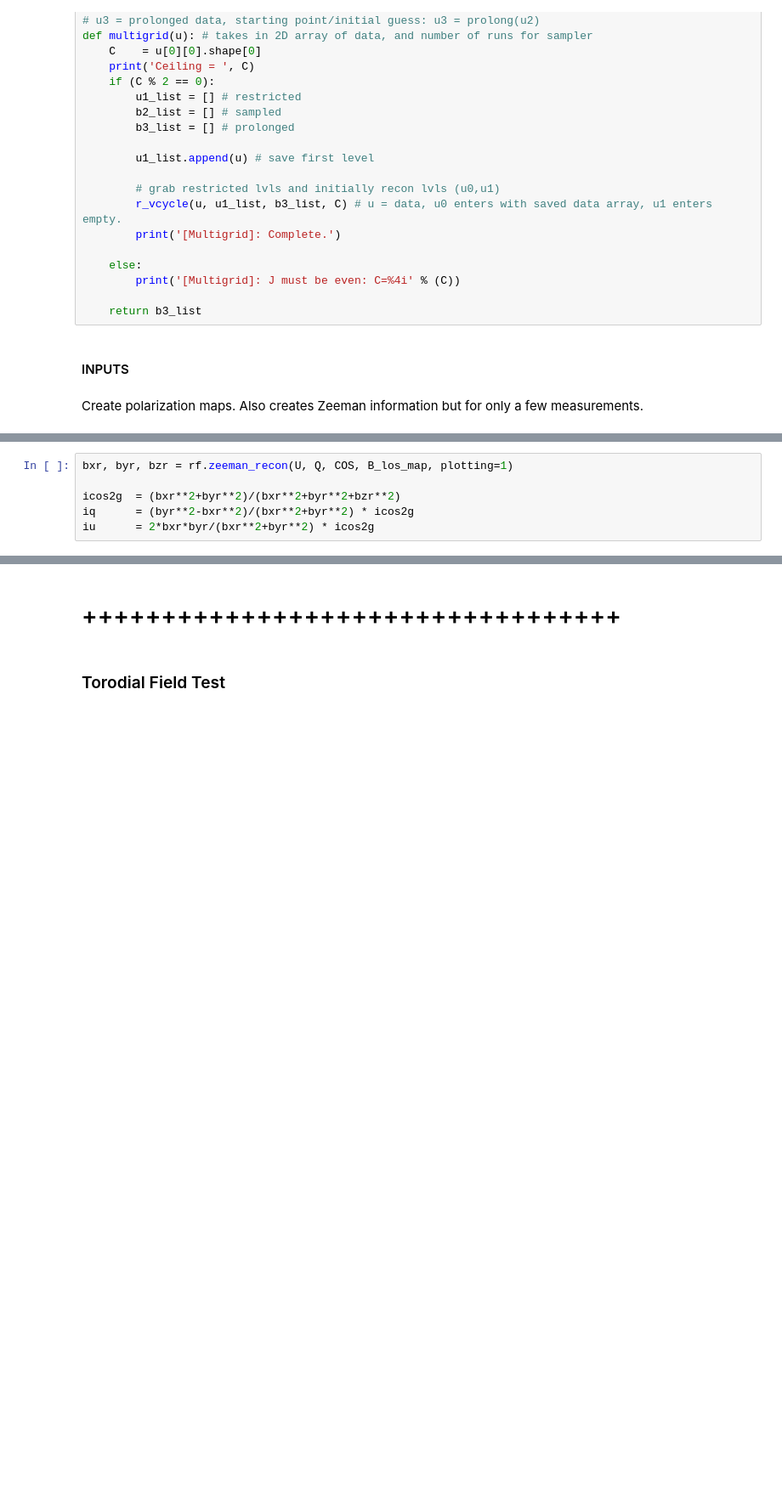
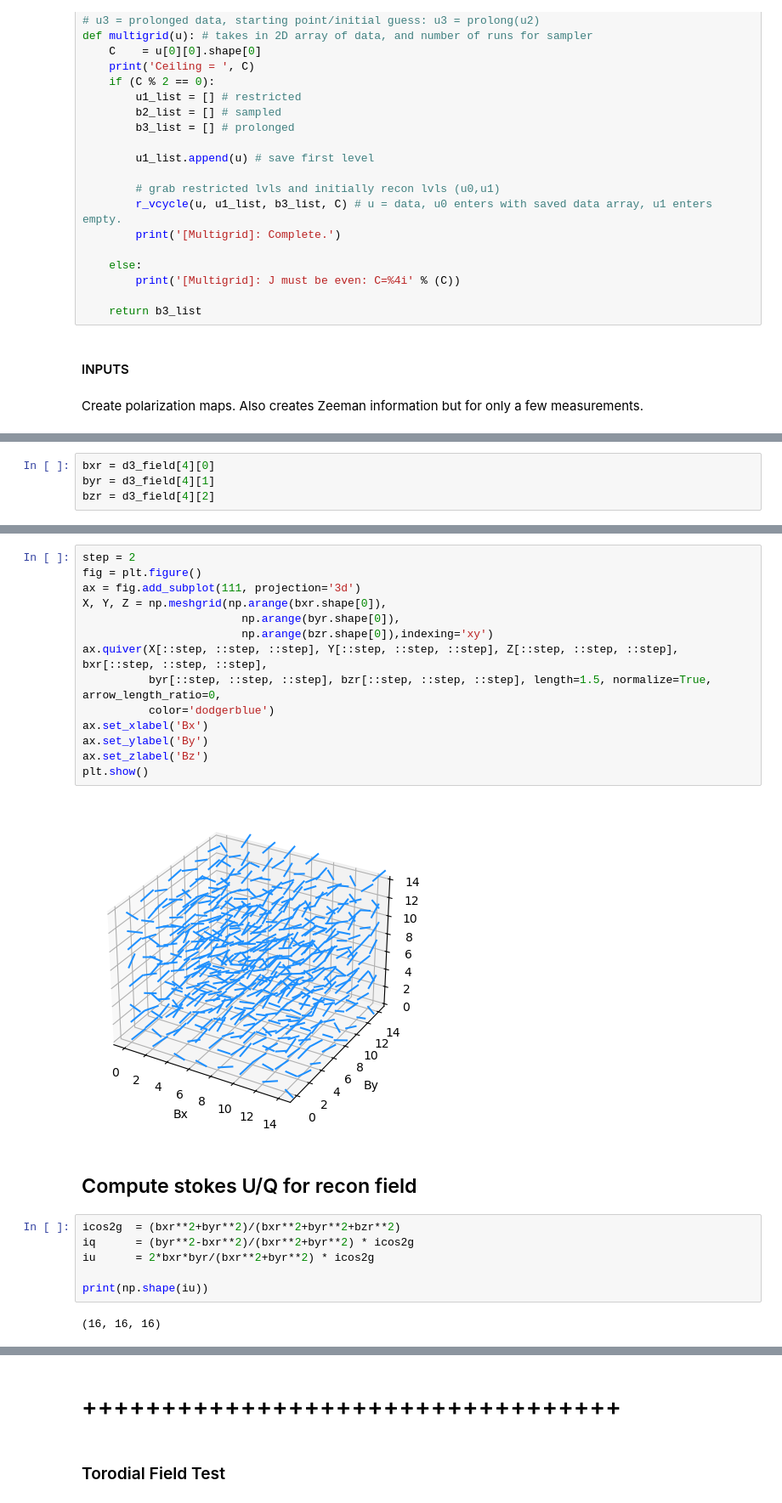
Before and after one commit to skressy/reconstruction, a Jupyter notebook: 3D_recon_zeeman.ipynb, the cells around one changed output, grey strips where cells are left out. Shown at 85% size. Drawn from its saved outputs; the diff is of its cells as text; blank space fills up the shorter version.

```diff
--- a/3D_recon_zeeman.ipynb
+++ b/3D_recon_zeeman.ipynb
@@ -164,0 +311,4 @@ lvl == 1: Bottom reached; Begin Prolongation
+# %%
+bxr = d3_field[4][0]
+byr = d3_field[4][1]
+bzr = d3_field[4][2]
@@ -165,6 +348,26 @@ lvl == 1: Bottom reached; Begin Prolongation
+# %%
+step = 2
+fig = plt.figure()
+ax = fig.add_subplot(111, projection='3d')
+X, Y, Z = np.meshgrid(np.arange(bxr.shape[0]),
+                        np.arange(byr.shape[0]),
+                        np.arange(bzr.shape[0]),indexing='xy')
+ax.quiver(X[::step, ::step, ::step], Y[::step, ::step, ::step], Z[::step, ::step, ::step], bxr[::step, ::step, ::step],
+          byr[::step, ::step, ::step], bzr[::step, ::step, ::step], length=1.5, normalize=True, arrow_length_ratio=0,
+          color='dodgerblue')
+ax.set_xlabel('Bx')
+ax.set_ylabel('By')
+ax.set_zlabel('Bz')
+plt.show()
+# %% [output]
+[figure, added]
+# %% [markdown]
+## Compute stokes U/Q for recon field
 # %%
-bxr, byr, bzr = rf.zeeman_recon(U, Q, COS, B_los_map, plotting=1)
-
 icos2g  = (bxr**2+byr**2)/(bxr**2+byr**2+bzr**2)
 iq      = (byr**2-bxr**2)/(bxr**2+byr**2) * icos2g
 iu      = 2*bxr*byr/(bxr**2+byr**2) * icos2g
+
+print(np.shape(iu))
+# %% [output]
+(16, 16, 16)
```
Also changed, not shown: parts of 15 cells of this notebook, 7 other files.
